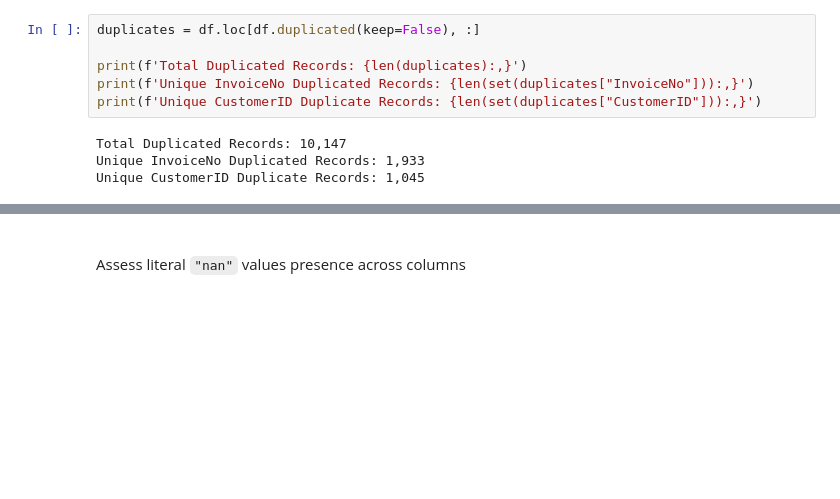
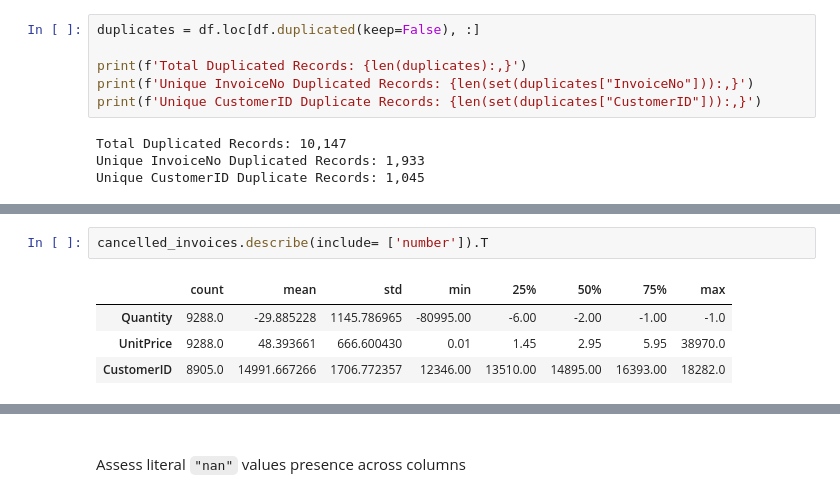
Before and after one commit to BLMgithub/customer-action-prioritization, a Jupyter notebook: notebooks/01_data_cleaning.ipynb, the cells around one changed output, grey strips where cells are left out. Cells and saved outputs as stored; diff of their text form; blank space fills up the shorter version.

```diff
--- a/notebooks/01_data_cleaning.ipynb
+++ b/notebooks/01_data_cleaning.ipynb
@@ -127,0 +131,7 @@ Cancelled Invoice Count: 3,836 out of 25,900 or 14.81%
+# %%
+cancelled_invoices.describe(include= ['number']).T
+# %% [output]
+|  | count | mean | std | min | 25% | 50% | 75% | max |
+| Quantity | 9288.0 | -29.885228 | 1145.786965 | -80995.00 | -6.00 | -2.00 | -1.00 | -1.0 |
+| UnitPrice | 9288.0 | 48.393661 | 666.600430 | 0.01 | 1.45 | 2.95 | 5.95 | 38970.0 |
+| CustomerID | 8905.0 | 14991.667266 | 1706.772357 | 12346.00 | 13510.00 | 14895.00 | 16393.00 | 18282.0 |
```
Also changed, not shown: parts of 35 cells of this notebook, 8 other files.
